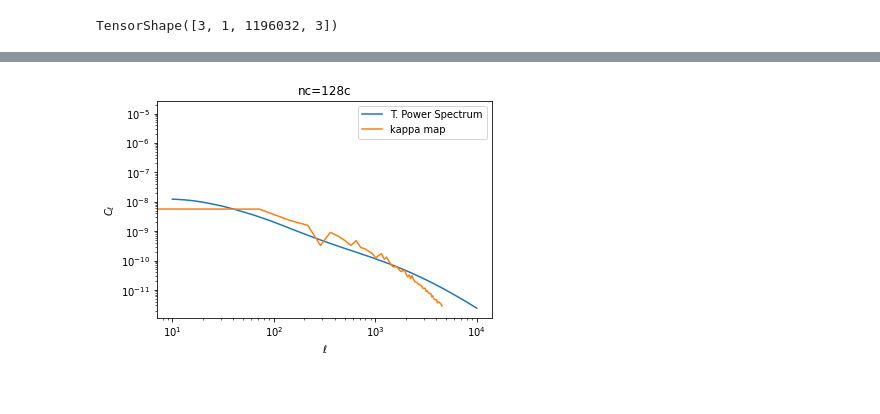
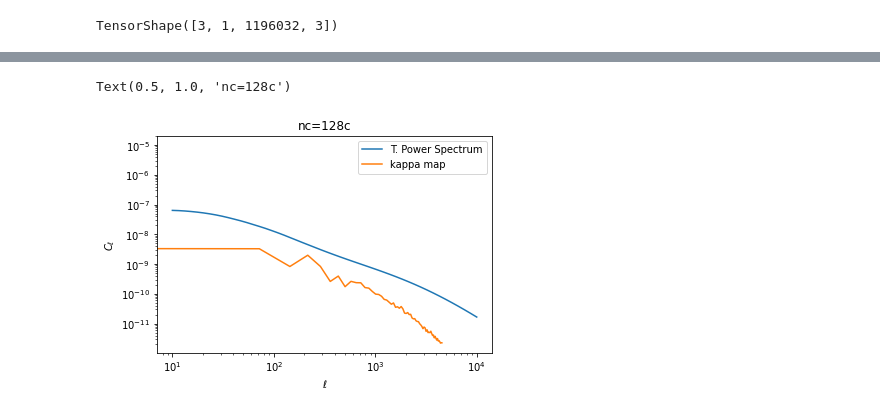
Before and after one commit to DifferentiableUniverseInitiative/flowpm, a Jupyter notebook: notebooks/Denise_lightcone.ipynb, the cells around one changed output, grey strips where cells are left out. Saved outputs shown, nothing was run; the diff lists cells and outputs as text; code cells hidden in the pictures.

```diff
--- a/notebooks/Denise_lightcone.ipynb
+++ b/notebooks/Denise_lightcone.ipynb
@@ -114,37 +112,2 @@ savefig('kmap_denise.png',dpi=100)
 # %%
 #begin the computation of power spectrum from the map
-# %%
-def radial_profile(data):
-    """
-    Compute the radial profile of 2d image
-    :param data: 2d image
-    :return: radial profile
-    """
-    center = data.shape[0]/2
-    y, x = np.indices((data.shape))
-    r = np.sqrt((x - center)**2 + (y - center)**2)
-    r = r.astype('int32')
-
-    tbin = np.bincount(r.ravel(), data.ravel())
-    nr = np.bincount(r.ravel())
-    radialprofile = tbin / nr
-    return radialprofile
-
-def measure_power_spectrum(map_data, pixel_size):
-    """
-    measures power 2d data
-    :param map_data: map (n x n)
-    :param pixel_size: pixel size (rad/pixel)
-    :return: ell
-    :return: power spectrum
-    """
-    data_ft = np.fft.fftshift(np.fft.fft2(map_data)) / map_data.shape[0]
-    nyquist = np.int(map_data.shape[0]/2)
-    power_spectrum = radial_profile(np.real(data_ft*np.conj(data_ft)))[:nyquist]
-    power_spectrum = power_spectrum*pixel_size**2
-
-    k = np.arange(power_spectrum.shape[0])
-    ell = 2. * np.pi * k / pixel_size / map_data.shape[0]
-
-
-    return ell, power_spectrum
@@ -157,3 +114,6 @@ ell, ps_example = measure_power_spectrum(k_map, pixel_size)
+# %%
+#ell = 2. * np.pi * k / pixel_size / 512
+ell, ps_example = measure_power_spectrum(k_map,5.,128)
 # %%
 loglog(ell, ps_example, label='kappaTNG map')
 xlabel('$\ell$')
@@ -168,9 +128,9 @@ legend()
 import jax
 import jax_cosmo as jc
 # %%
-z = linspace(0,2)
+z = linspace(0,2,50)
 pz = zeros_like(z)
-pz[20] =1
+pz[25] =1
 nzs_s=jc.redshift.kde_nz(z, pz,bw=0.011)
 # let's draw the nz on a new array of redshifts
 zsamp = np.linspace(0,2,128)
@@ -201,13 +164,14 @@ Populating the interactive namespace from numpy and matplotlib
 # %%
 loglog(elle, cls[0],label='T. Power Spectrum')
 loglog(ell, ps_example, label='kappa map')
 ylabel(r'$C_\ell$')
 xlabel(r'$\ell$')
 #xlim(10,10000)
 legend()
 title('nc=128c')
-savefig('power_con128.png',dpi=80)
+#savefig('power_con128.png',dpi=80)
 # %% [output]
+Text(0.5, 1.0, 'nc=128c')
-[figure, old version]
+[figure, new version]
 # %%
 print("--- %d seconds ---(%d minutes)" % ((time.time() - start_time),(time.time() - start_time)/60.))
```
Also changed, not shown: parts of 19 cells of this notebook.
